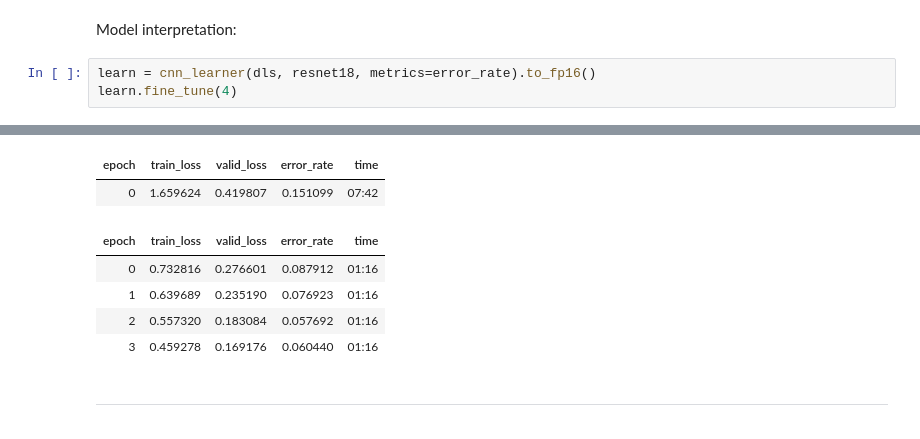
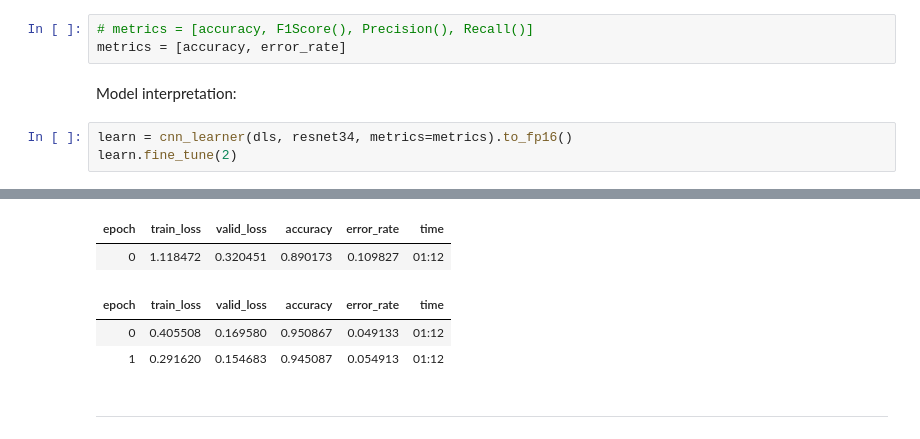
Before and after one commit to GoKarolis/-DL_training_leaves_classification, a Jupyter notebook: KG_FastAI2_0_training.ipynb, the cells around one changed output, grey strips where cells are left out. Drawn from its saved outputs; the diff is of its cells as text.

```diff
--- a/KG_FastAI2_0_training.ipynb
+++ b/KG_FastAI2_0_training.ipynb
@@ -121,8 +101,11 @@ Presizing:
 # %% [markdown]
 ## Try data on simple model:
+# %%
+# metrics = [accuracy, F1Score(), Precision(), Recall()]
+metrics = [accuracy, error_rate]
 # %% [markdown]
 Model interpretation:
 # %%
-learn = cnn_learner(dls, resnet18, metrics=error_rate).to_fp16()
-learn.fine_tune(4)
+learn = cnn_learner(dls, resnet34, metrics=metrics).to_fp16()
+learn.fine_tune(2)
 # %% [output]
@@ -130,10 +112,8 @@ Downloading: "https://download.pytorch.org/models/resnet34-333f7ec4.pth" to /roo
-| epoch | train_loss | valid_loss | error_rate | time |
-| 0 | 1.659624 | 0.419807 | 0.151099 | 07:42 |
+| epoch | train_loss | valid_loss | accuracy | error_rate | time |
+| 0 | 1.118472 | 0.320451 | 0.890173 | 0.109827 | 01:12 |
-| epoch | train_loss | valid_loss | error_rate | time |
-| 0 | 0.732816 | 0.276601 | 0.087912 | 01:16 |
-| 1 | 0.639689 | 0.235190 | 0.076923 | 01:16 |
-| 2 | 0.557320 | 0.183084 | 0.057692 | 01:16 |
-| 3 | 0.459278 | 0.169176 | 0.060440 | 01:16 |
+| epoch | train_loss | valid_loss | accuracy | error_rate | time |
+| 0 | 0.405508 | 0.169580 | 0.950867 | 0.049133 | 01:12 |
+| 1 | 0.291620 | 0.154683 | 0.945087 | 0.054913 | 01:12 |
 # %% [markdown]
 -------------------
 # %%
```
Also changed, not shown: parts of 42 cells of this notebook.
